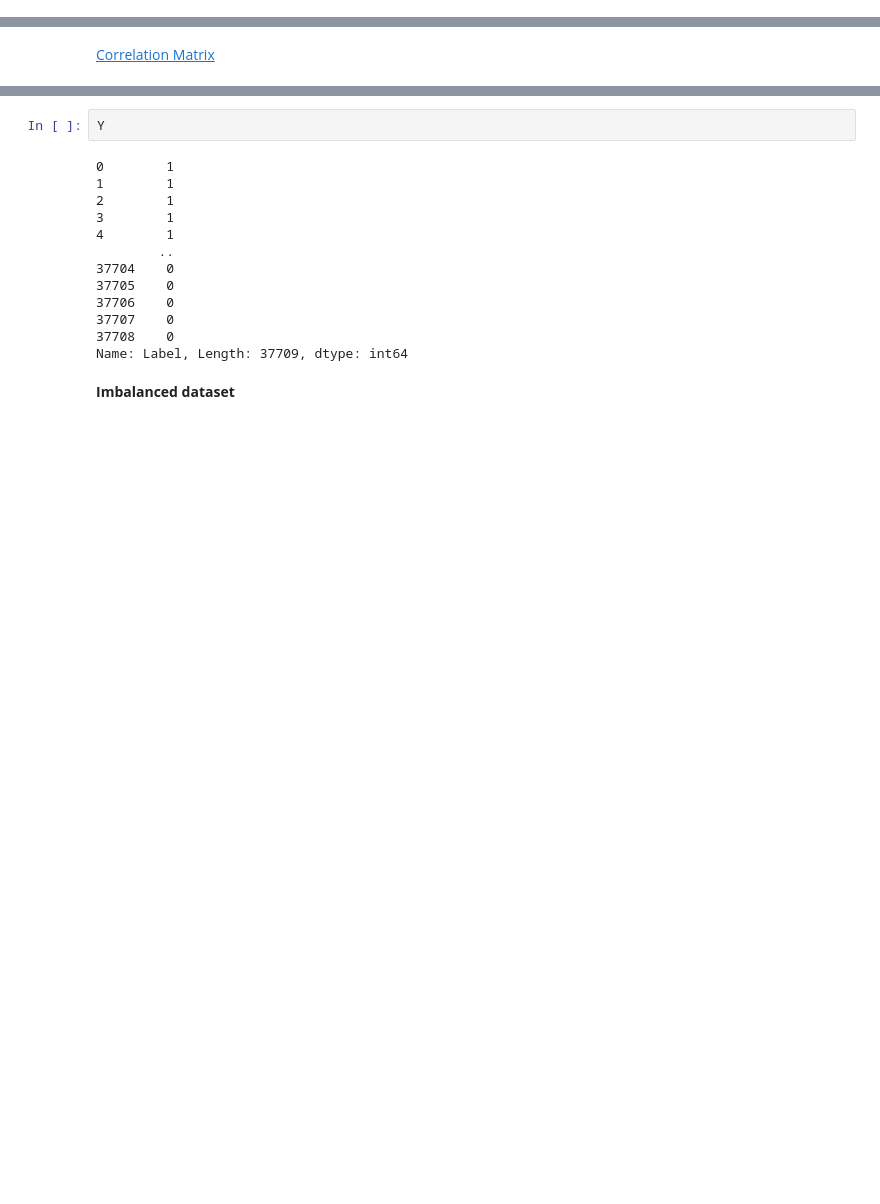
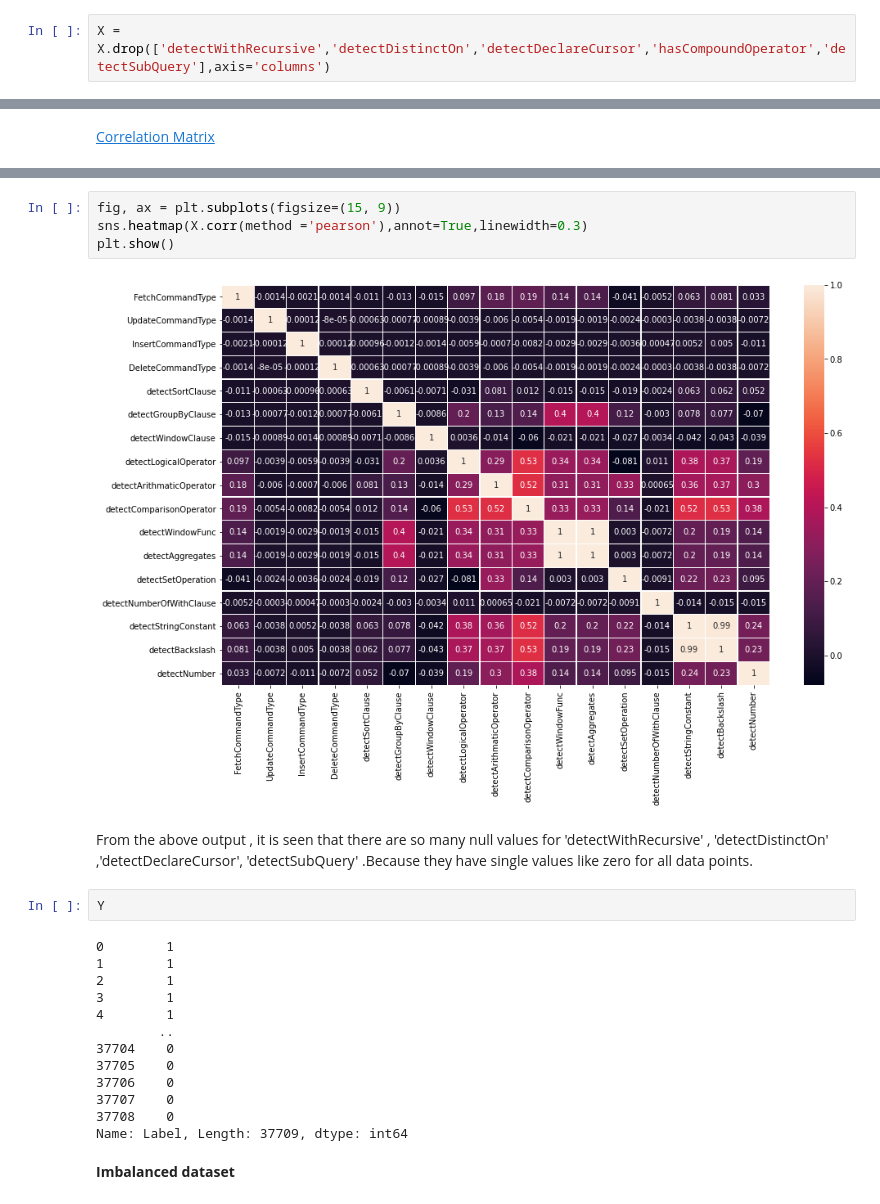
Before and after one commit to Sajid576/data-mining-techniques-to-detect-sql-nosql-injection-attack, a Jupyter notebook: sql_data_analysis.ipynb, the cells around one changed output, grey strips where cells are left out. Drawn from its saved outputs; the diff is of its cells as text; blank space fills up the shorter version.

Commit message:
two feture selection method applied

```diff
--- a/sql_data_analysis.ipynb
+++ b/sql_data_analysis.ipynb
@@ -988,0 +993,2 @@ plt.show()
+# %%
+X = X.drop(['detectWithRecursive','detectDistinctOn','detectDeclareCursor','hasCompoundOperator','detectSubQuery'],axis='columns')
@@ -997,3 +1093,12 @@ plt.show()
+# %%
+fig, ax = plt.subplots(figsize=(15, 9))
+sns.heatmap(X.corr(method ='pearson'),annot=True,linewidth=0.3)
+plt.show()
+# %% [output]
+[figure, added]
+# %% [markdown]
+From the above output , it is seen that there are so many null values for 'detectWithRecursive' , 'detectDistinctOn' ,'detectDeclareCursor',
+'detectSubQuery' .Because they have single values like zero for all data points.
 # %%
 Y
 # %% [output]
```
Also changed, not shown: parts of 34 cells of this notebook, 1 other file.
